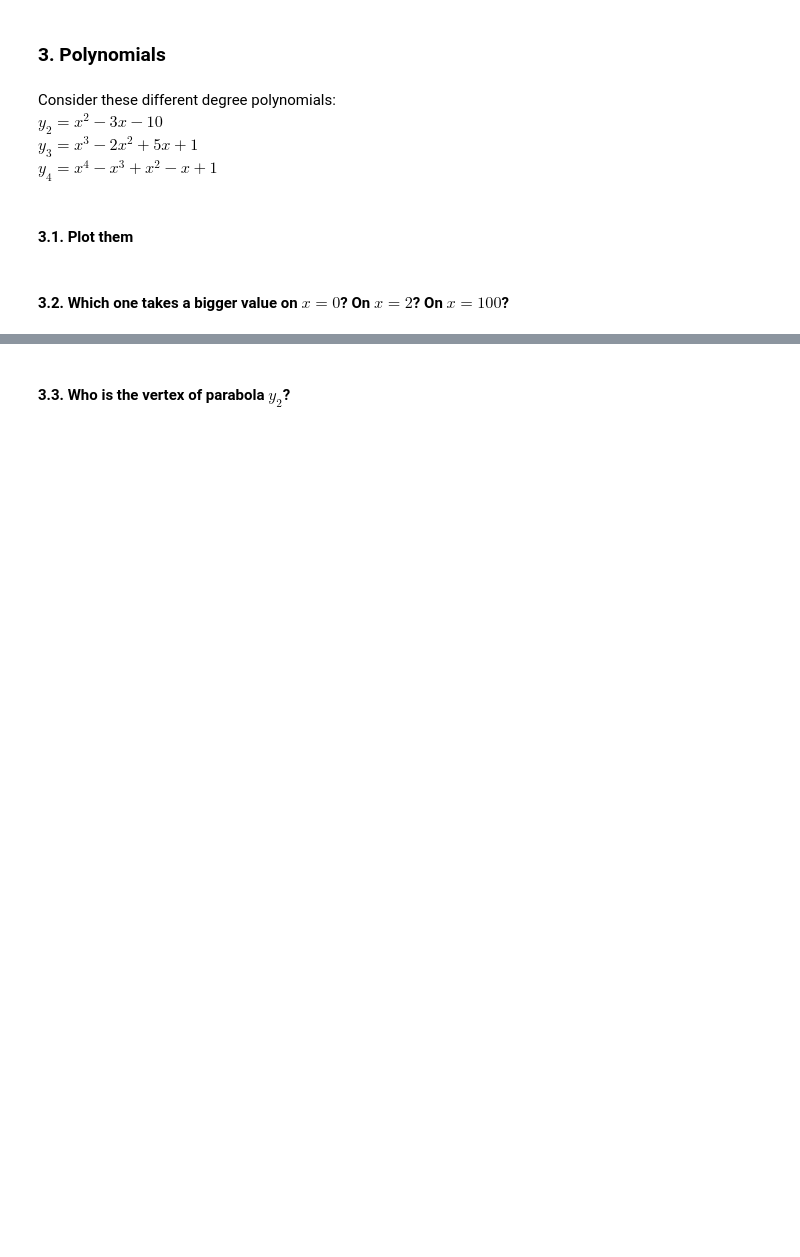
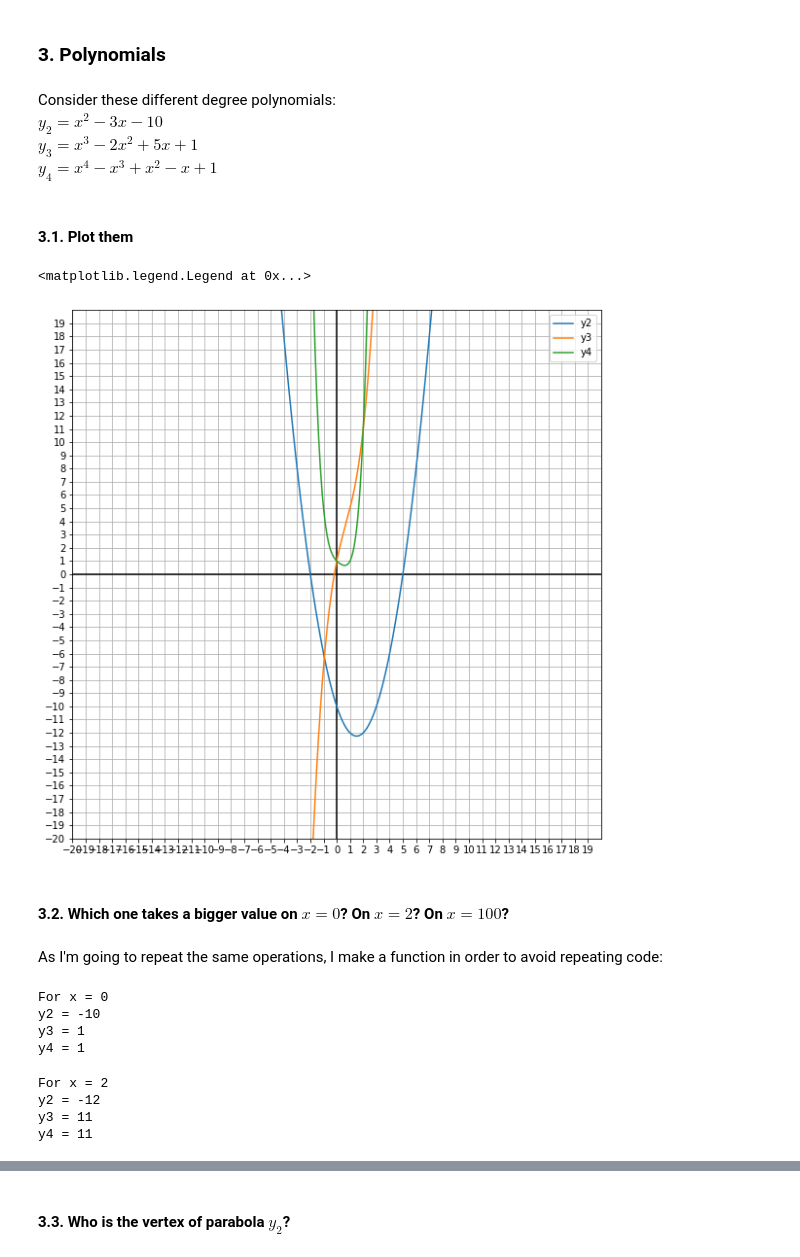
Before and after one commit to Ironhack-Data-Madrid-Enero-2021/lab-math-refresher, a Jupyter notebook: your-code/main.ipynb, the cells around one changed output, grey strips where cells are left out. Drawn from its saved outputs; the diff is of its cells as text; code cells hidden in the pictures; blank space fills up the shorter version.

```diff
--- a/your-code/main.ipynb
+++ b/your-code/main.ipynb
@@ -39,0 +112,4 @@ $y_2=-3x+12$
+# %%
+x = 2
+y1 = 2 * x - 3
+print("(", x, ",", y1, ")")
@@ -53,7 +163,40 @@ Consider these different degree polynomials:
 $y_2=x^2-3x-10$
 $y_3=x^3-2x^2+5x+1$
 $y_4=x^4-x^3+x^2-x+1$
+# %%
+y2 = x**2 - 3*x -10
+y3 = x**3 - 2*x**2 + 5*x + 1
+y4 = x**4 - x**3 + x**2 - x + 1
 # %% [markdown]
 #### 3.1. Plot them
+# %%
+def initialize_grid2():
+    fig, ax = plt.subplots(figsize=(10, 10))
+    ticks = np.arange(-20, 20, 1)
+    ax.set_xticks(ticks)
+    ax.set_yticks(ticks)
+    ax.grid(True, which='both')
+    ax.set_aspect('equal')
+    ax.axhline(y=0, color='k')
+    ax.axvline(x=0, color='k')
+    ax.set_xlim([-20, 20])
+    ax.set_ylim([-20, 20])
+
+initialize_grid_2()
+
+x = np.linspace(
+    start=-10,
+    stop=10,
+    num=300)
+
+plt.plot(x, y2, "-", label="y2")
+plt.plot(x, y3, "-", label="y3")
+plt.plot(x, y4, "-", label="y4")
+plt.legend()
+# %% [output]
+<matplotlib.legend.Legend at 0x...>
+[figure, added]
 # %% [markdown]
 #### 3.2. Which one takes a bigger value on $x=0$? On $x=2$? On $x=100$?
+# %% [markdown]
+As I'm going to repeat the same operations, I make a function in order to avoid repeating code:
@@ -59,0 +212,14 @@ $y_4=x^4-x^3+x^2-x+1$
+# %%
+value_functions(0)
+# %% [output]
+For x = 0
+y2 = -10
+y3 = 1
+y4 = 1
+# %%
+value_functions(2)
+# %% [output]
+For x = 2
+y2 = -12
+y3 = 11
+y4 = 11
```
Also changed, not shown: parts of 63 cells of this notebook.
